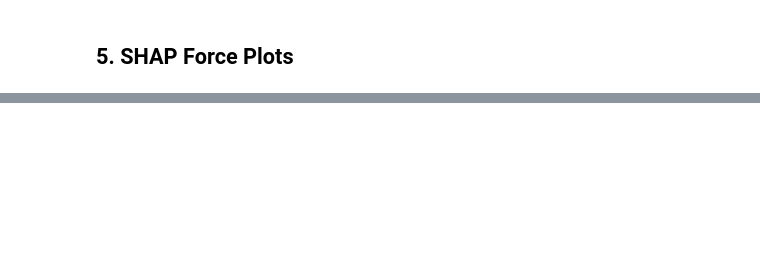
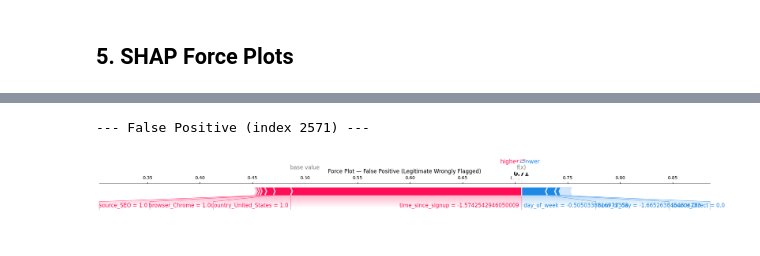
Before and after one commit to KalkidanAsfaw/fraud-detection, a Jupyter notebook: notebooks/shap-explainability.ipynb, the cells around one changed output, grey strips where cells are left out. Drawn from its saved outputs; the diff is of its cells as text; code cells hidden in the pictures; blank space fills up the shorter version.

```diff
--- a/notebooks/shap-explainability.ipynb
+++ b/notebooks/shap-explainability.ipynb
@@ -107,16 +140,20 @@ plt.show()
 # %%
 i = fp_idx[0]
 print(f'--- False Positive (index {i}) ---')
 shap.force_plot(
     expected_value,
-    shap_values_fraud[i],
+    shap_for_row(i),
     X_test.iloc[i],
-    matplotlib=True
+    matplotlib=True,
+    show=False
 )
 plt.title('Force Plot — False Positive (Legitimate Wrongly Flagged)')
 plt.tight_layout()
 plt.savefig('data/processed/shap_force_fp.png', dpi=150, bbox_inches='tight')
 plt.show()
+# %% [output]
+--- False Positive (index 2571) ---
+[figure, added]
 # %%
 i = fn_idx[0]
 print(f'--- False Negative (index {i}) ---')
```
Also changed, not shown: parts of 12 cells of this notebook.
